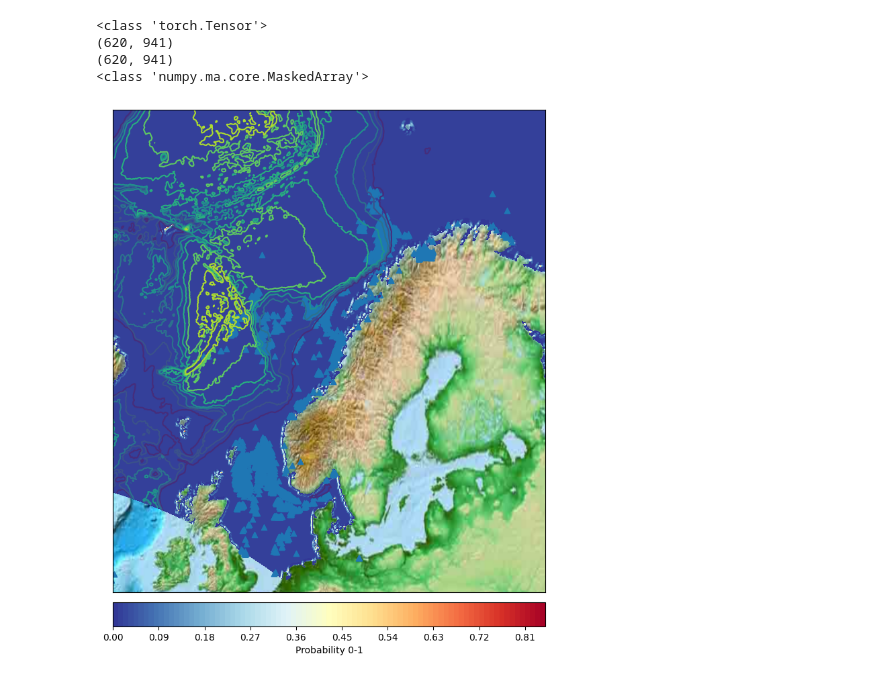
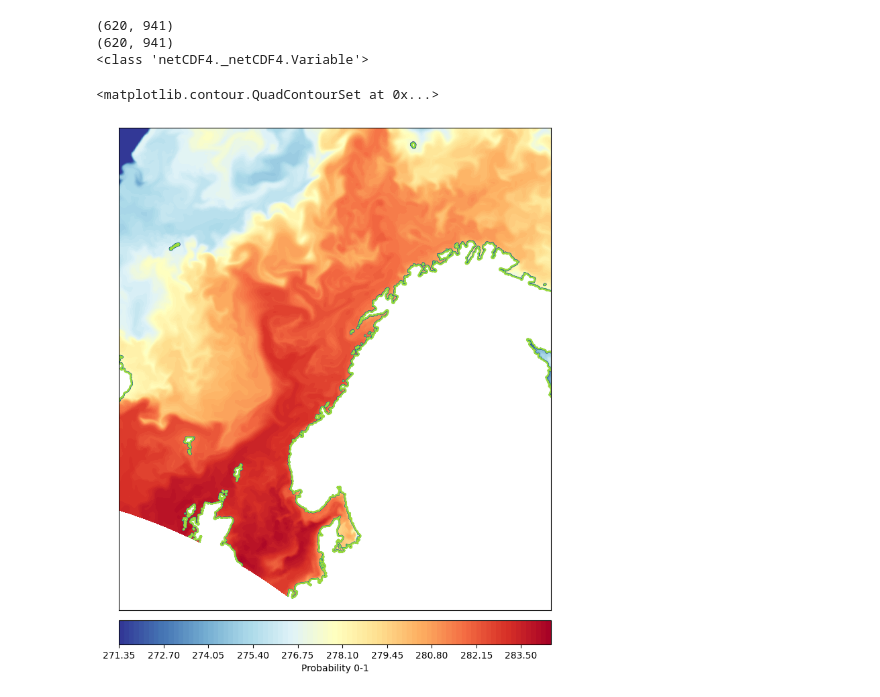
Before and after one commit to evenaage/herring_autumn_2022, a Jupyter notebook: initial_testing.ipynb, the cells around one changed output. Saved outputs shown, nothing was run; the diff lists cells and outputs as text; code cells hidden in the pictures.

```diff
--- a/initial_testing.ipynb
+++ b/initial_testing.ipynb
@@ -128,11 +116,26 @@ torch.Size([1, 620, 941])
-# %%
-mask = np.load('util\sinmod_land_sea_mask', allow_pickle=True)
-print_on_map(pred/max_pred,latlons,depth=depth[:],catch_data=catch_data, mask = mask)
-# %% [output]
-<class 'torch.Tensor'>
-(620, 941)
-(620, 941)
-<class 'numpy.ma.core.MaskedArray'>
-[figure, removed]
+# %%
+mask = np.load('util\sinmod_land_sea_mask', allow_pickle=True)
+plankton = nc.Dataset('plankton_data\samplesb_2020.01.16_nonoverlap.nc')
+lats, lons = latlons
+map = Basemap(projection='merc', llcrnrlon=-15.,llcrnrlat=51.5,urcrnrlon=35.,urcrnrlat=75.,resolution='i' )
+fig = plt.figure()
+fig.set_size_inches(10,10)
+#print_on_map(plankton['Calanus_finmarchicus'][0,:,:],latlons,depth=depth,catch_data=catch_data, mask = mask)
+temp = ds['temperature'][12,0,:,:]
+print(temp.shape)
+#reshaped = np.reshape(temp, (1, 620*941))
+#temp = np.reshape(reshaped, (620, 941))
+temperature = map.contourf(lons, lats,temp,100, latlon=True, cmap =plt.cm.RdYlBu_r)
+#temperature = map.contourf(lons, lats,np.ma.masked_array(pred_numpy),100, latlon=True, cmap =plt.cm.RdYlBu_r)
+cb = map.colorbar(temperature,"bottom", size="5%", pad="2%", label="Probability 0-1")
+print(depth.shape)
+print(type(depth))
+map.contour(lons, lats, depth,latlon=True)
+# %% [output]
+(620, 941)
+(620, 941)
+<class 'netCDF4._netCDF4.Variable'>
+<matplotlib.contour.QuadContourSet at 0x...>
+[figure, added]
 # %%
 pred.detach().numpy().dump('test_prediction')
```
Also changed, not shown: parts of 13 cells of this notebook, 6 other files.
